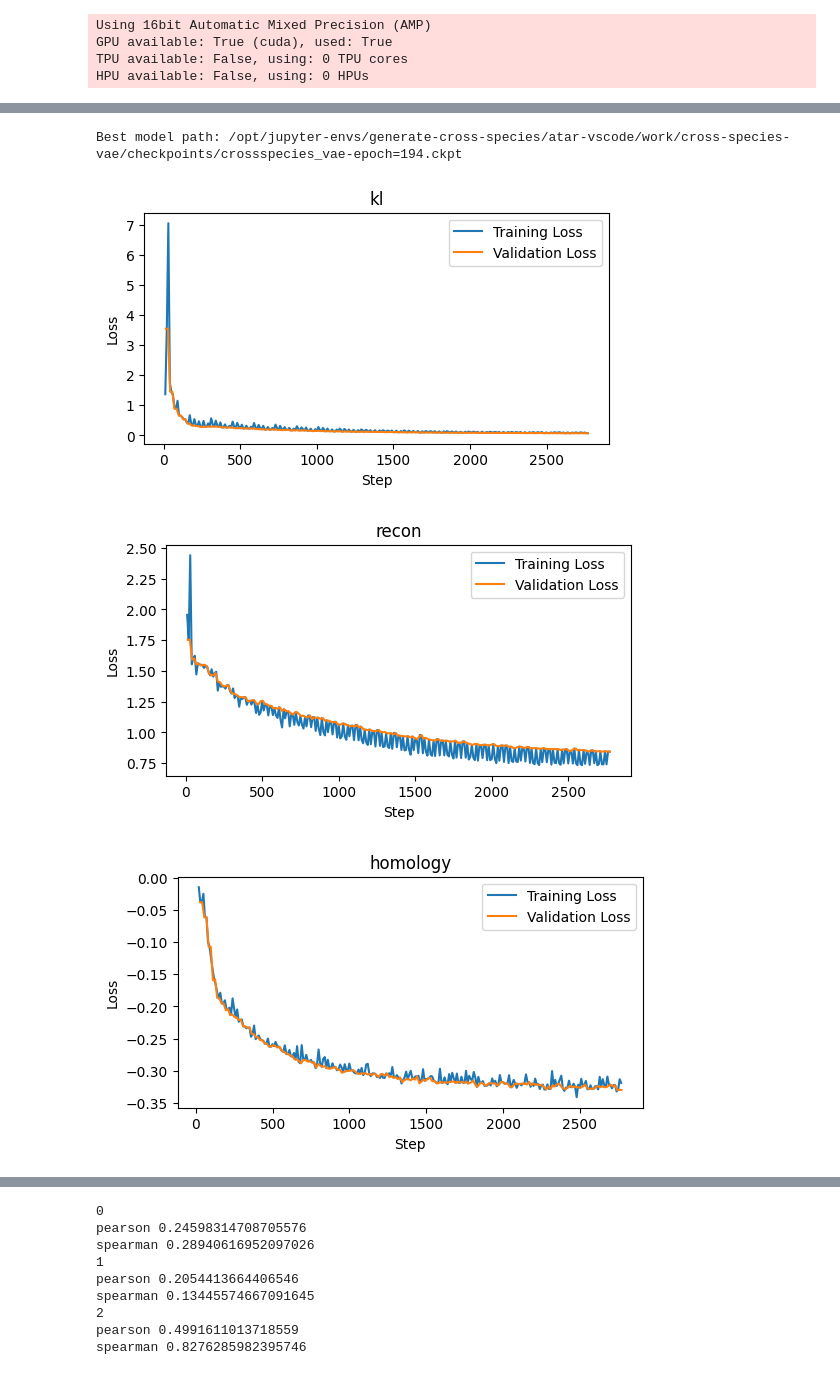
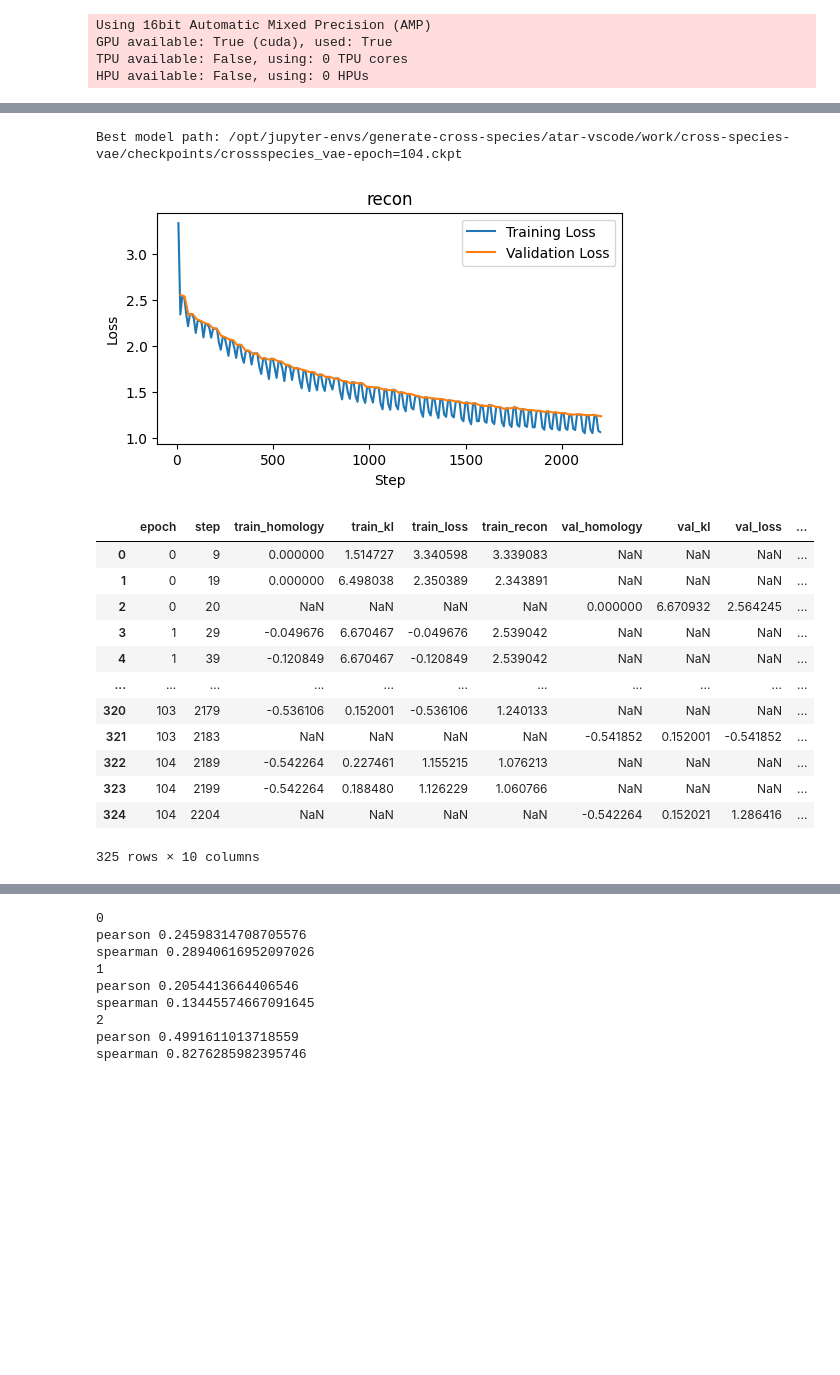
Before and after one commit to atarashansky/cross-species-vae, a Jupyter notebook: vae.ipynb, the cells around one changed output, grey strips where cells are left out. Cells and saved outputs as stored; diff of their text form; code cells hidden in the pictures; blank space fills up the shorter version.

```diff
--- a/vae.ipynb
+++ b/vae.ipynb
@@ -202,7 +202,7 @@ for src_species, src_id in species_ids.items():
 # gene_embeddings={k: torch.tensor(v) for k,v in gene_embeddings.items()}
 homology_edges, homology_scores = pickle.load(open('species_homology_info.pkl','rb'))
 
-batch_size = 128
+batch_size = 256
 species_data = {
     "planarian": adata1,
     "schisto": adata2,
@@ -244,7 +244,7 @@ model = CrossSpeciesVAE(
 )
 
 early_stopping = EarlyStopping(
-    monitor='val_recon',
+    monitor='val_homology',
     min_delta=0.0,
     patience=10,
     verbose=True,
@@ -270,7 +270,7 @@ trainer = pl.Trainer(
         mode="min"
     ), early_stopping],
     accumulate_grad_batches=1,
-    enable_progress_bar=True,
+    enable_progress_bar=False,
     fast_dev_run=False,
     logger=CSVLogger(
         save_dir="logs",
@@ -323,7 +326,7 @@ version = max([int(d.split('_')[-1]) for d in glob('logs/metrics/version_*')])
 df = pd.read_csv(f'logs/metrics/version_{version}/metrics.csv')
 
 
-for loss_type in ["kl", "recon", "homology"]:
+for loss_type in ["recon"]:
     # Get specific metrics
     train_loss = df[f'train_{loss_type}'][df[f'train_{loss_type}'] != 0.0]
     train_step = df['step'][df[f'train_{loss_type}'] != 0.0]
@@ -331,37 +334,51 @@ for loss_type in ["kl", "recon", "homology"]:
     val_loss =  df[f'val_{loss_type}'][df[f'val_{loss_type}'] != 0.0]
     val_step = df['step'][df[f'val_{loss_type}'] != 0.0]
     f2 = ~val_loss.isna()
 
     # Plot
     import matplotlib.pyplot as plt
     plt.figure(figsize=(6, 3))
     plt.plot(train_step[f1], train_loss[f1], label='Training Loss')
     plt.plot(val_step[f2], val_loss[f2], label='Validation Loss')
 
     plt.xlabel('Step')
     plt.ylabel('Loss')
     plt.title(loss_type)
     plt.legend()
 
 
 best_model_path = trainer.callbacks[-1].best_model_path
 print("Best model path:", best_model_path)
 # # Load the checkpoint
 # checkpoint = torch.load(best_model_path)
 
 # # Create a new model with the same hyperparameters and homology information
 # model = CrossSpeciesVAE(
 #     homology_edges=homology_edges,  # Need to pass these again
 #     **checkpoint['hyper_parameters']  # This loads all other hyperparameters
 # )
 
 # # Load the state dict
 # model.load_state_dict(checkpoint['state_dict'])
 # %% [output]
-Best model path: /opt/jupyter-envs/generate-cross-species/atar-vscode/work/cross-species-vae/checkpoints/crossspecies_vae-epoch=194.ckpt
+Best model path: /opt/jupyter-envs/generate-cross-species/atar-vscode/work/cross-species-vae/checkpoints/crossspecies_vae-epoch=104.ckpt
-[figure, old version]
+[figure, new version]
-[figure, removed]
-[figure, removed]
+# %%
+df
+# %% [output]
+|  | epoch | step | train_homology | train_kl | train_loss | train_recon | val_homology | val_kl | val_loss | ... |
+| 0 | 0 | 9 | 0.000000 | 1.514727 | 3.340598 | 3.339083 | NaN | NaN | NaN | ... |
+| 1 | 0 | 19 | 0.000000 | 6.498038 | 2.350389 | 2.343891 | NaN | NaN | NaN | ... |
+| 2 | 0 | 20 | NaN | NaN | NaN | NaN | 0.000000 | 6.670932 | 2.564245 | ... |
+| 3 | 1 | 29 | -0.049676 | 6.670467 | -0.049676 | 2.539042 | NaN | NaN | NaN | ... |
+| 4 | 1 | 39 | -0.120849 | 6.670467 | -0.120849 | 2.539042 | NaN | NaN | NaN | ... |
+| ... | ... | ... | ... | ... | ... | ... | ... | ... | ... | ... |
+| 320 | 103 | 2179 | -0.536106 | 0.152001 | -0.536106 | 1.240133 | NaN | NaN | NaN | ... |
+| 321 | 103 | 2183 | NaN | NaN | NaN | NaN | -0.541852 | 0.152001 | -0.541852 | ... |
+| 322 | 104 | 2189 | -0.542264 | 0.227461 | 1.155215 | 1.076213 | NaN | NaN | NaN | ... |
+| 323 | 104 | 2199 | -0.542264 | 0.188480 | 1.126229 | 1.060766 | NaN | NaN | NaN | ... |
+| 324 | 104 | 2204 | NaN | NaN | NaN | NaN | -0.542264 | 0.152021 | 1.286416 | ... |
+325 rows × 10 columns
 # %%
 
 output, s = model.get_latent_embeddings(species_data)
```
Also changed, not shown: parts of 5 cells of this notebook, 1 other file.
